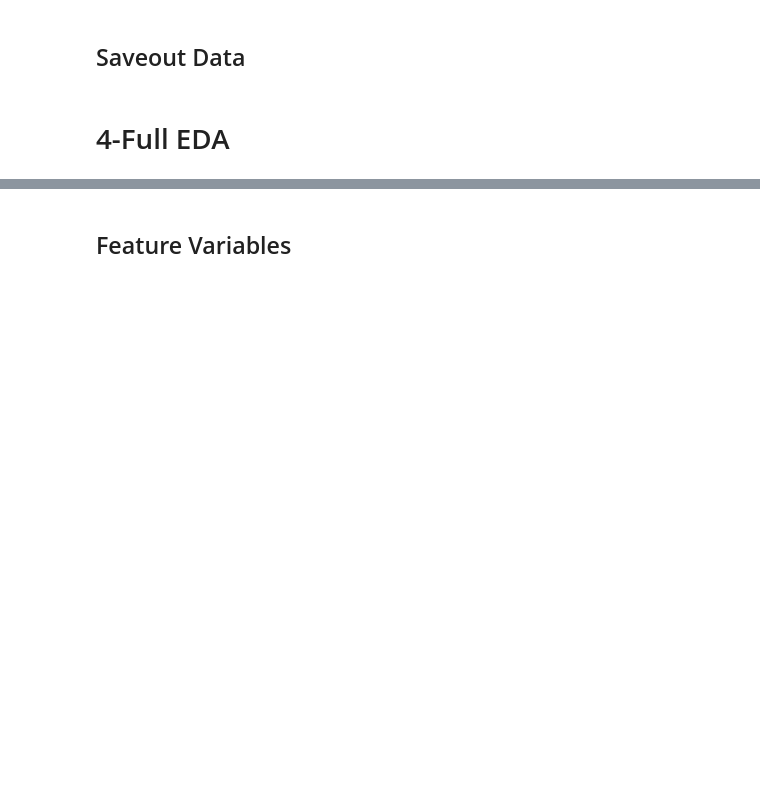
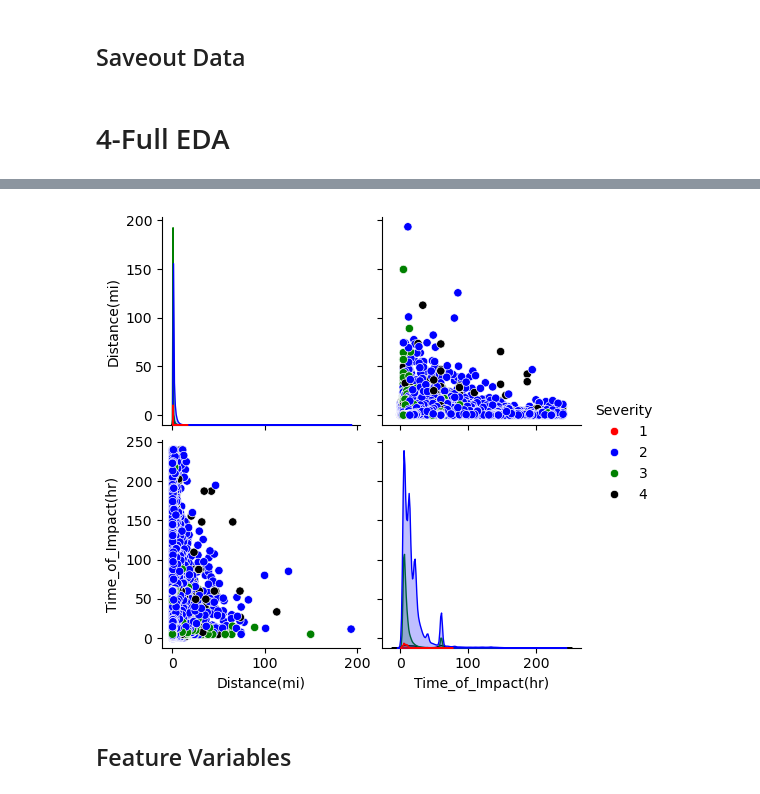
Before and after one commit to gpo2105/Capstone_1, a Jupyter notebook: Draft.ipynb, the cells around one changed output, grey strips where cells are left out. Saved outputs shown, nothing was run; the diff lists cells and outputs as text; code cells hidden in the pictures; blank space fills up the shorter version.

```diff
--- a/Draft.ipynb
+++ b/Draft.ipynb
@@ -420,6 +751,12 @@ if _LITE_SWITCH_:
     sns.histplot(data_clean['Severity'])
 else:
     pass
+# %%
+palette = {1:'red',2:'blue',3:'green',4:'black'}
+# %%
+sns.pairplot(data_clean[['Severity','Distance(mi)','Time_of_Impact(hr)']],hue='Severity',palette=palette);
+# %% [output]
+[figure, added]
 # %% [markdown]
 ## Feature Variables
 # %% [markdown]
```
Also changed, not shown: parts of 80 cells of this notebook.
